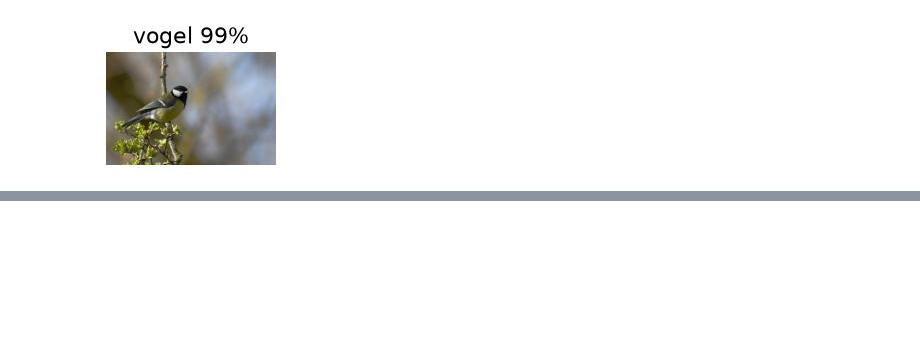
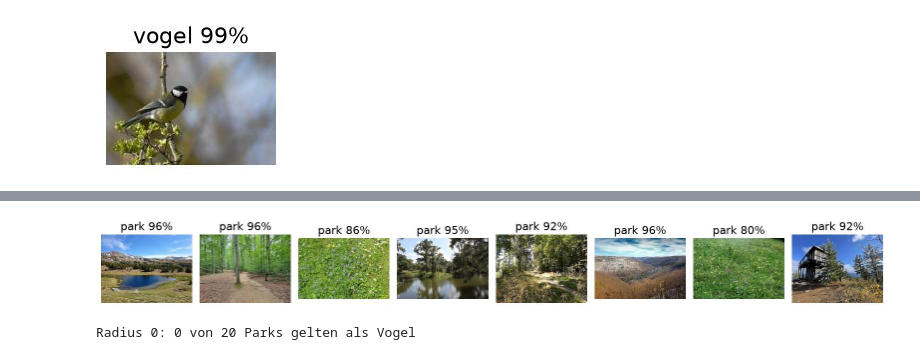
Before and after one commit to dprinz/ki-workshop-handson, a Jupyter notebook: 01-vogel-oder-park/vogel_oder_park.ipynb, the cells around one changed output, grey strips where cells are left out. Saved outputs shown, nothing was run; the diff lists cells and outputs as text; code cells hidden in the pictures; blank space fills up the shorter version.

```diff
--- a/01-vogel-oder-park/vogel_oder_park.ipynb
+++ b/01-vogel-oder-park/vogel_oder_park.ipynb
@@ -86,7 +93,7 @@ import torch
 from torch import nn
 from torchvision.models import resnet18
 
-geraet = "mps" if torch.backends.mps.is_available() else "cpu"
+geraet = "cuda" if torch.cuda.is_available() else "mps" if torch.backends.mps.is_available() else "cpu"
 
 torch.manual_seed(42)
 modell = resnet18(weights=gewichte)
@@ -154,16 +161,19 @@ Alle Validierungsbilder mit der Antwort des Modells, Fehler stehen in Rot.
 from PIL import Image
 
 
-def wahrscheinlichkeiten(pfad):
-    bild = gewichte.transforms()(Image.open(pfad).convert("RGB")).unsqueeze(0).to(geraet)
+def wahrscheinlichkeiten(bild):
+    """bild ist ein Dateipfad oder ein schon geöffnetes Bild."""
+    if not isinstance(bild, Image.Image):
+        bild = Image.open(bild)
+    eingabe = gewichte.transforms()(bild.convert("RGB")).unsqueeze(0).to(geraet)
     with torch.no_grad():
-        return torch.softmax(modell(bild), dim=1)[0].cpu()
+        return torch.softmax(modell(eingabe), dim=1)[0].cpu()
 
 
-def beschrifte(pfade):
+def beschrifte(fotos):
     titel = []
-    for pfad in pfade:
-        p = wahrscheinlichkeiten(pfad)
+    for foto in fotos:
+        p = wahrscheinlichkeiten(foto)
         klasse = p.argmax().item()
         titel.append(f"{bilder.classes[klasse]} {p[klasse]:.0%}")
     return titel
@@ -208,0 +233,14 @@ if foto:
+# %%
+from PIL import ImageFilter
+
+RADIUS = 0  # Unschärfe in Pixeln, 0 ist scharf
+
+parks = [pfad for pfad, w in zip(pfade, wahr) if w == "park"]  # die 20 Parks aus der Validierung
+verwischt = [Image.open(pfad).convert("RGB").filter(ImageFilter.GaussianBlur(RADIUS)) for pfad in parks]
+titel_verwischt = beschrifte(verwischt)
+
+zeige_bilder(verwischt[:8], titel_verwischt[:8], spalten=8)
+print(f"Radius {RADIUS}: {sum(t.startswith('vogel') for t in titel_verwischt)} von {len(parks)} Parks gelten als Vogel")
+# %% [output]
+[figure, added]
+Radius 0: 0 von 20 Parks gelten als Vogel
```
Also changed, not shown: parts of 10 cells of this notebook, 32 other files.
